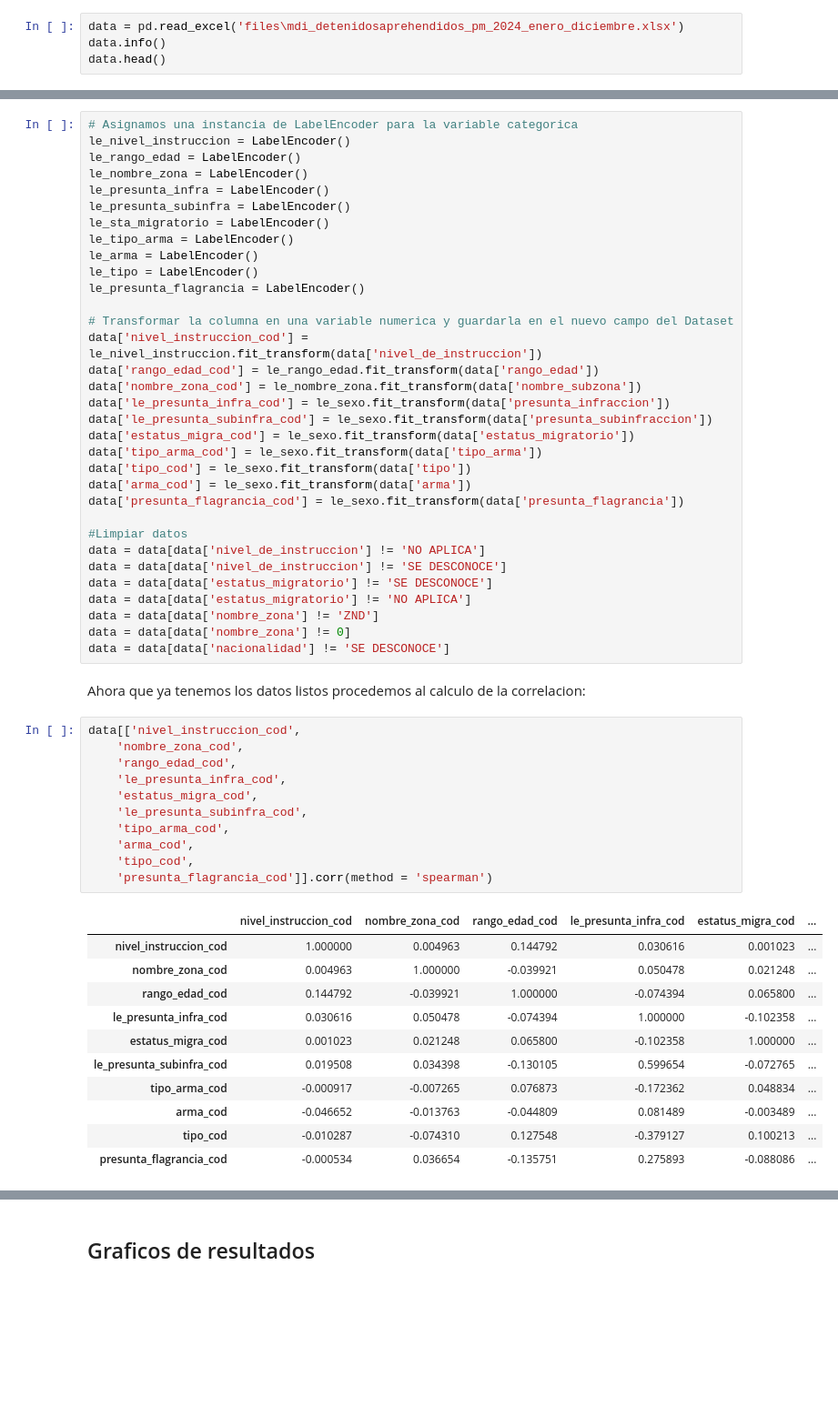
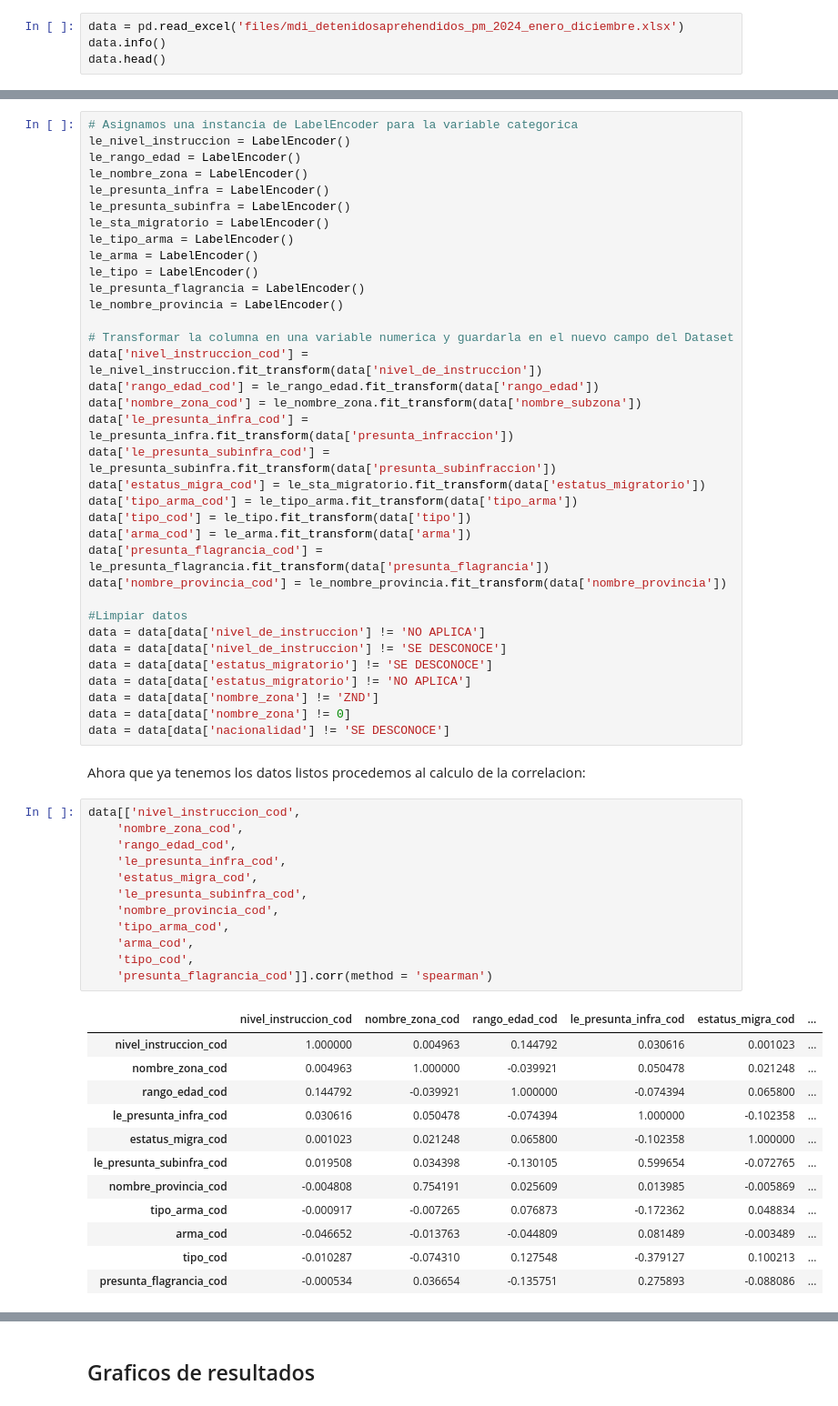
Before and after one commit to DanielaTup09/delitos_ec, a Jupyter notebook: Analisis_DelitosEC.ipynb, the cells around one changed output, grey strips where cells are left out. Shown: that part at 91% size. Saved outputs shown, nothing was run; the diff lists cells and outputs as text; blank space fills up the shorter version.

```diff
--- a/Analisis_DelitosEC.ipynb
+++ b/Analisis_DelitosEC.ipynb
@@ -24,7 +27,7 @@ import matplotlib.pyplot as plt
 # %% [markdown]
 ## Carga del Dataset
 # %%
-data = pd.read_excel('files\mdi_detenidosaprehendidos_pm_2024_enero_diciembre.xlsx')
+data = pd.read_excel('files/mdi_detenidosaprehendidos_pm_2024_enero_diciembre.xlsx')
 data.info()
 data.head()
 # %% [output]
@@ -230,18 +233,20 @@ le_tipo_arma = LabelEncoder()
 le_arma = LabelEncoder()
 le_tipo = LabelEncoder()
 le_presunta_flagrancia = LabelEncoder()
+le_nombre_provincia = LabelEncoder()
 
 # Transformar la columna en una variable numerica y guardarla en el nuevo campo del Dataset
 data['nivel_instruccion_cod'] = le_nivel_instruccion.fit_transform(data['nivel_de_instruccion'])
 data['rango_edad_cod'] = le_rango_edad.fit_transform(data['rango_edad'])
 data['nombre_zona_cod'] = le_nombre_zona.fit_transform(data['nombre_subzona'])
-data['le_presunta_infra_cod'] = le_sexo.fit_transform(data['presunta_infraccion'])
-data['le_presunta_subinfra_cod'] = le_sexo.fit_transform(data['presunta_subinfraccion'])
-data['estatus_migra_cod'] = le_sexo.fit_transform(data['estatus_migratorio'])
-data['tipo_arma_cod'] = le_sexo.fit_transform(data['tipo_arma'])
-data['tipo_cod'] = le_sexo.fit_transform(data['tipo'])
-data['arma_cod'] = le_sexo.fit_transform(data['arma'])
-data['presunta_flagrancia_cod'] = le_sexo.fit_transform(data['presunta_flagrancia'])
+data['le_presunta_infra_cod'] = le_presunta_infra.fit_transform(data['presunta_infraccion'])
+data['le_presunta_subinfra_cod'] = le_presunta_subinfra.fit_transform(data['presunta_subinfraccion'])
+data['estatus_migra_cod'] = le_sta_migratorio.fit_transform(data['estatus_migratorio'])
+data['tipo_arma_cod'] = le_tipo_arma.fit_transform(data['tipo_arma'])
+data['tipo_cod'] = le_tipo.fit_transform(data['tipo'])
+data['arma_cod'] = le_arma.fit_transform(data['arma'])
+data['presunta_flagrancia_cod'] = le_presunta_flagrancia.fit_transform(data['presunta_flagrancia'])
+data['nombre_provincia_cod'] = le_nombre_provincia.fit_transform(data['nombre_provincia'])
 
 #Limpiar datos
 data = data[data['nivel_de_instruccion'] != 'NO APLICA']
@@ -256,22 +261,24 @@ Ahora que ya tenemos los datos listos procedemos al calculo de la correlacion:
 # %%
 data[['nivel_instruccion_cod',
     'nombre_zona_cod',
     'rango_edad_cod',
     'le_presunta_infra_cod',
     'estatus_migra_cod',
     'le_presunta_subinfra_cod',
+    'nombre_provincia_cod',
     'tipo_arma_cod',
     'arma_cod',
     'tipo_cod',
     'presunta_flagrancia_cod']].corr(method = 'spearman')
 # %% [output]
 |  | nivel_instruccion_cod | nombre_zona_cod | rango_edad_cod | le_presunta_infra_cod | estatus_migra_cod | ... |
 | nivel_instruccion_cod | 1.000000 | 0.004963 | 0.144792 | 0.030616 | 0.001023 | ... |
 | nombre_zona_cod | 0.004963 | 1.000000 | -0.039921 | 0.050478 | 0.021248 | ... |
 | rango_edad_cod | 0.144792 | -0.039921 | 1.000000 | -0.074394 | 0.065800 | ... |
 | le_presunta_infra_cod | 0.030616 | 0.050478 | -0.074394 | 1.000000 | -0.102358 | ... |
 | estatus_migra_cod | 0.001023 | 0.021248 | 0.065800 | -0.102358 | 1.000000 | ... |
 | le_presunta_subinfra_cod | 0.019508 | 0.034398 | -0.130105 | 0.599654 | -0.072765 | ... |
+| nombre_provincia_cod | -0.004808 | 0.754191 | 0.025609 | 0.013985 | -0.005869 | ... |
 | tipo_arma_cod | -0.000917 | -0.007265 | 0.076873 | -0.172362 | 0.048834 | ... |
 | arma_cod | -0.046652 | -0.013763 | -0.044809 | 0.081489 | -0.003489 | ... |
 | tipo_cod | -0.010287 | -0.074310 | 0.127548 | -0.379127 | 0.100213 | ... |
```
Also changed, not shown: parts of 8 cells of this notebook.
